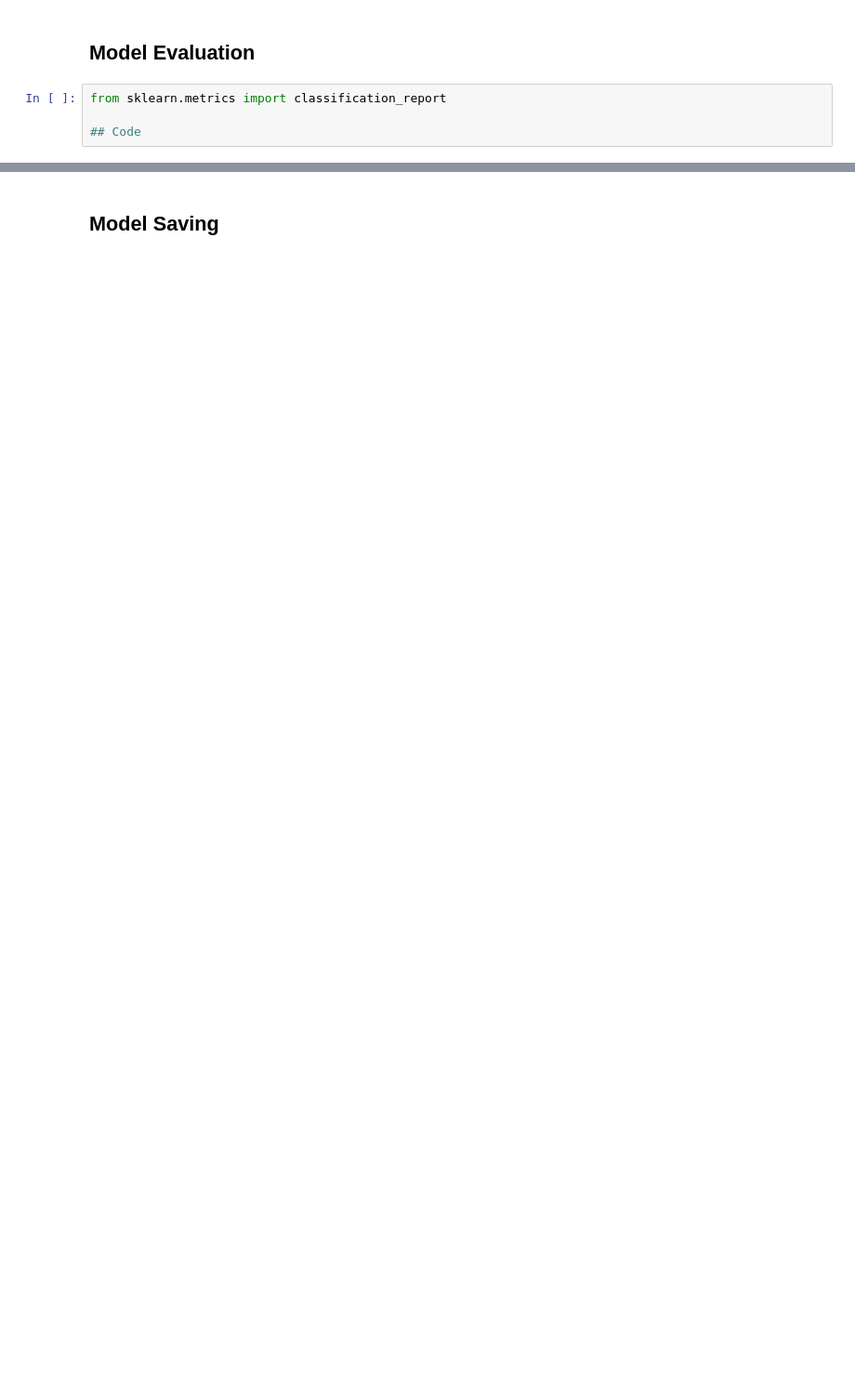
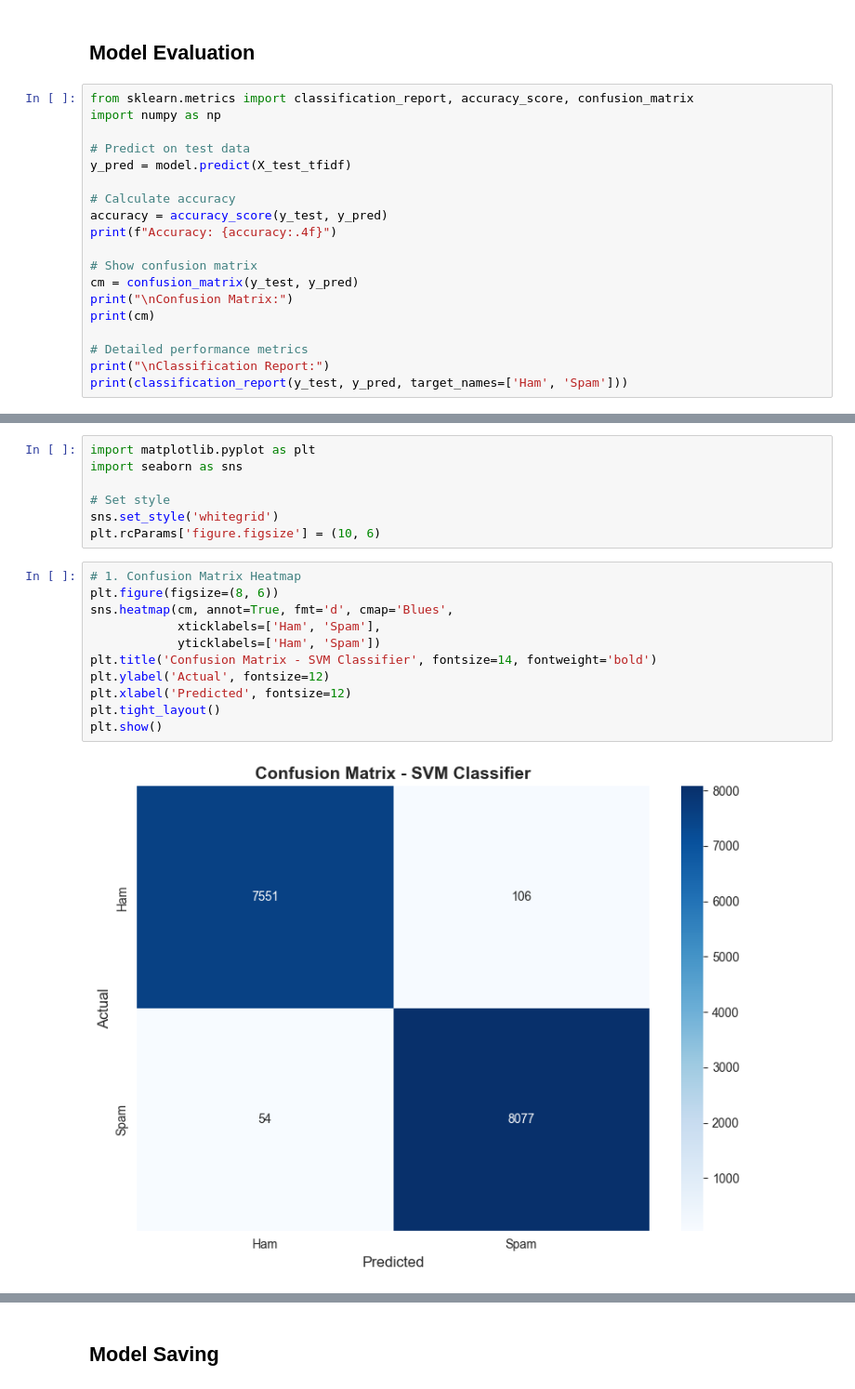
Before and after one commit to Hamdy005/Spam-Email-Classifier, a Jupyter notebook: notebooks/SVM.ipynb, the cells around one changed output, grey strips where cells are left out. Shown at 93% size. Cells and saved outputs as stored; diff of their text form; blank space fills up the shorter version.

```diff
--- a/notebooks/SVM.ipynb
+++ b/notebooks/SVM.ipynb
@@ -34,6 +63,21 @@ from sklearn.svm import SVC
 # %% [markdown]
 ## Model Evaluation
 # %%
-from sklearn.metrics import classification_report
+from sklearn.metrics import classification_report, accuracy_score, confusion_matrix
+import numpy as np
 
-## Code
+# Predict on test data
+y_pred = model.predict(X_test_tfidf)
+
+# Calculate accuracy
+accuracy = accuracy_score(y_test, y_pred)
+print(f"Accuracy: {accuracy:.4f}")
+
+# Show confusion matrix
+cm = confusion_matrix(y_test, y_pred)
+print("\nConfusion Matrix:")
+print(cm)
+
+# Detailed performance metrics
+print("\nClassification Report:")
+print(classification_report(y_test, y_pred, target_names=['Ham', 'Spam']))
@@ -39,0 +102,20 @@ from sklearn.metrics import classification_report
+# %%
+import matplotlib.pyplot as plt
+import seaborn as sns
+
+# Set style
+sns.set_style('whitegrid')
+plt.rcParams['figure.figsize'] = (10, 6)
+# %%
+# 1. Confusion Matrix Heatmap
+plt.figure(figsize=(8, 6))
+sns.heatmap(cm, annot=True, fmt='d', cmap='Blues',
+            xticklabels=['Ham', 'Spam'],
+            yticklabels=['Ham', 'Spam'])
+plt.title('Confusion Matrix - SVM Classifier', fontsize=14, fontweight='bold')
+plt.ylabel('Actual', fontsize=12)
+plt.xlabel('Predicted', fontsize=12)
+plt.tight_layout()
+plt.show()
+# %% [output]
+[figure, added]
```
Also changed, not shown: parts of 10 cells of this notebook, 3 other files.
